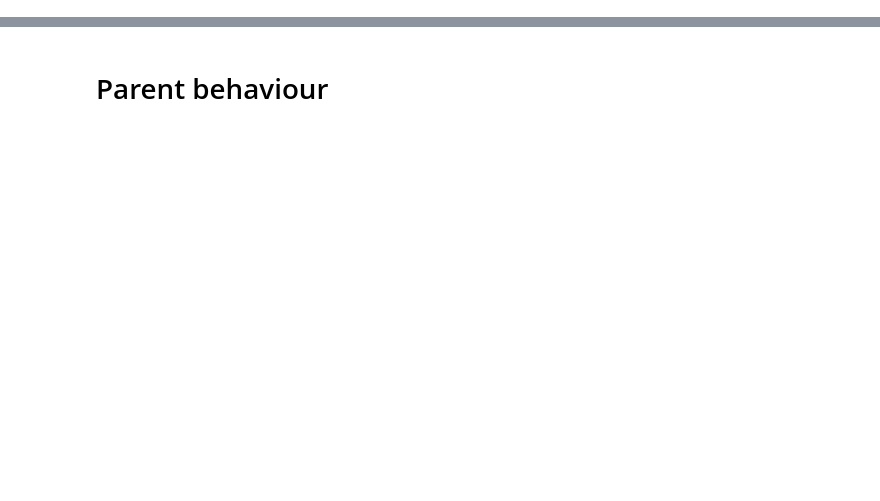
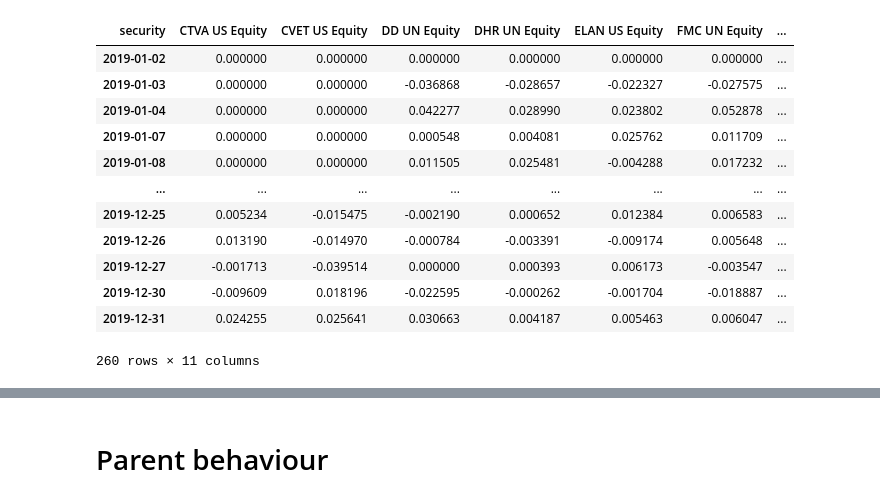
Before and after one commit to BaptisteZloch/Stock-Performance-Spin-off-Subsidiaries-Parents-ETF, a Jupyter notebook: src/final_notebook.ipynb, the cells around one changed output, grey strips where cells are left out. Cells and saved outputs as stored; diff of their text form; code cells hidden in the pictures; blank space fills up the shorter version.

```diff
--- a/src/final_notebook.ipynb
+++ b/src/final_notebook.ipynb
@@ -8,4 +8,21 @@ universe_obj = Universe(
 )
+# %%
+d = universe_obj.get_returns_history_from_spinoff()
+d
+# %% [output]
+| security | CTVA US Equity | CVET US Equity | DD UN Equity | DHR UN Equity | ELAN US Equity | FMC UN Equity | ... |
+| 2019-01-02 | 0.000000 | 0.000000 | 0.000000 | 0.000000 | 0.000000 | 0.000000 | ... |
+| 2019-01-03 | 0.000000 | 0.000000 | -0.036868 | -0.028657 | -0.022327 | -0.027575 | ... |
+| 2019-01-04 | 0.000000 | 0.000000 | 0.042277 | 0.028990 | 0.023802 | 0.052878 | ... |
+| 2019-01-07 | 0.000000 | 0.000000 | 0.000548 | 0.004081 | 0.025762 | 0.011709 | ... |
+| 2019-01-08 | 0.000000 | 0.000000 | 0.011505 | 0.025481 | -0.004288 | 0.017232 | ... |
+| ... | ... | ... | ... | ... | ... | ... | ... |
+| 2019-12-25 | 0.005234 | -0.015475 | -0.002190 | 0.000652 | 0.012384 | 0.006583 | ... |
+| 2019-12-26 | 0.013190 | -0.014970 | -0.000784 | -0.003391 | -0.009174 | 0.005648 | ... |
+| 2019-12-27 | -0.001713 | -0.039514 | 0.000000 | 0.000393 | 0.006173 | -0.003547 | ... |
+| 2019-12-30 | -0.009609 | 0.018196 | -0.022595 | -0.000262 | -0.001704 | -0.018887 | ... |
+| 2019-12-31 | 0.024255 | 0.025641 | 0.030663 | 0.004187 | 0.005463 | 0.006047 | ... |
+260 rows × 11 columns
 # %%
 bk_test = Backtester(universe_obj=universe_obj)
 # %%
```
Also changed, not shown: parts of 6 cells of this notebook, 4 other files.
